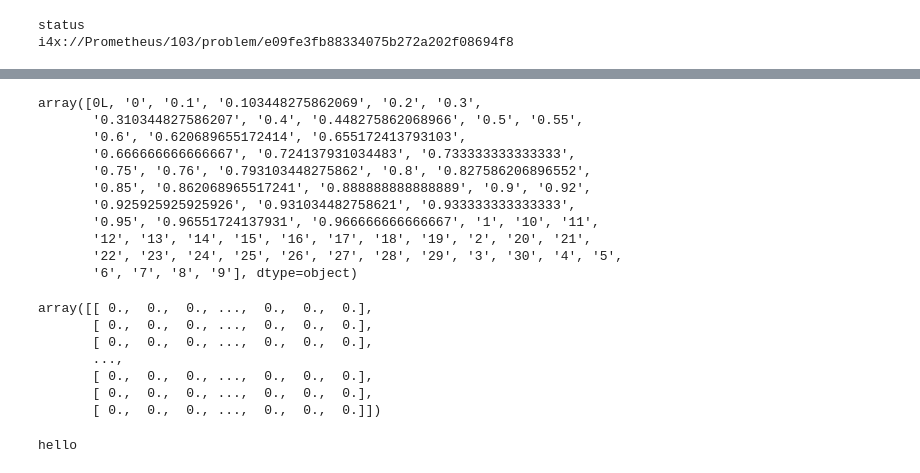
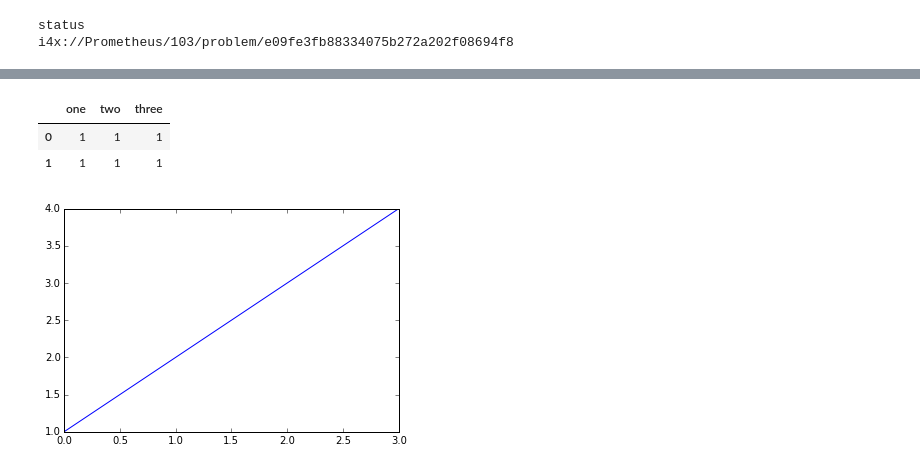
Before and after one commit to brainiacOnly/PrometheusAnalyst, a Jupyter notebook: CurrentProcess.ipynb, the cells around one changed output, grey strips where cells are left out. Cells and saved outputs as stored; diff of their text form; code cells hidden in the pictures.

```diff
--- a/CurrentProcess.ipynb
+++ b/CurrentProcess.ipynb
@@ -235,25 +225,0 @@ a = pd.DataFrame(dataset.values, columns=dataset.columns, index=map(lambda x: st
-# %%
-uo = np.unique(a.ravel())
-uo
-# %% [output]
-array([0L, '0', '0.1', '0.103448275862069', '0.2', '0.3',
-       '0.310344827586207', '0.4', '0.448275862068966', '0.5', '0.55',
-       '0.6', '0.620689655172414', '0.655172413793103',
-       '0.666666666666667', '0.724137931034483', '0.733333333333333',
-       '0.75', '0.76', '0.793103448275862', '0.8', '0.827586206896552',
-       '0.85', '0.862068965517241', '0.888888888888889', '0.9', '0.92',
-       '0.925925925925926', '0.931034482758621', '0.933333333333333',
-       '0.95', '0.96551724137931', '0.966666666666667', '1', '10', '11',
-       '12', '13', '14', '15', '16', '17', '18', '19', '2', '20', '21',
-       '22', '23', '24', '25', '26', '27', '28', '29', '3', '30', '4', '5',
-       '6', '7', '8', '9'], dtype=object)
-# %%
-a.astype(float)
-# %% [output]
-array([[ 0.,  0.,  0., ...,  0.,  0.,  0.],
-       [ 0.,  0.,  0., ...,  0.,  0.,  0.],
-       [ 0.,  0.,  0., ...,  0.,  0.,  0.],
-       ...,
-       [ 0.,  0.,  0., ...,  0.,  0.,  0.],
-       [ 0.,  0.,  0., ...,  0.,  0.,  0.],
-       [ 0.,  0.,  0., ...,  0.,  0.,  0.]])
@@ -292,5 +225,0 @@ for i in range(0,100):
-# %%
-for i in range(1,2):
-    print 'hello'
-# %% [output]
-hello
@@ -296,0 +228,7 @@ hello
+# %%
+a = pd.DataFrame([[1,1,1],[1,1,1]], columns=['one','two','three'])
+a
+# %% [output]
+|  | one | two | three |
+| 0 | 1 | 1 | 1 |
+| 1 | 1 | 1 | 1 |
@@ -296,0 +262,7 @@ hello
+# %%
+import matplotlib.pyplot as plt
+%matplotlib inline
+plt.plot([1,2,3,4])
+plt.show()
+# %% [output]
+[figure, added]
```
Also changed, not shown: parts of 37 cells of this notebook, 1 other file.
